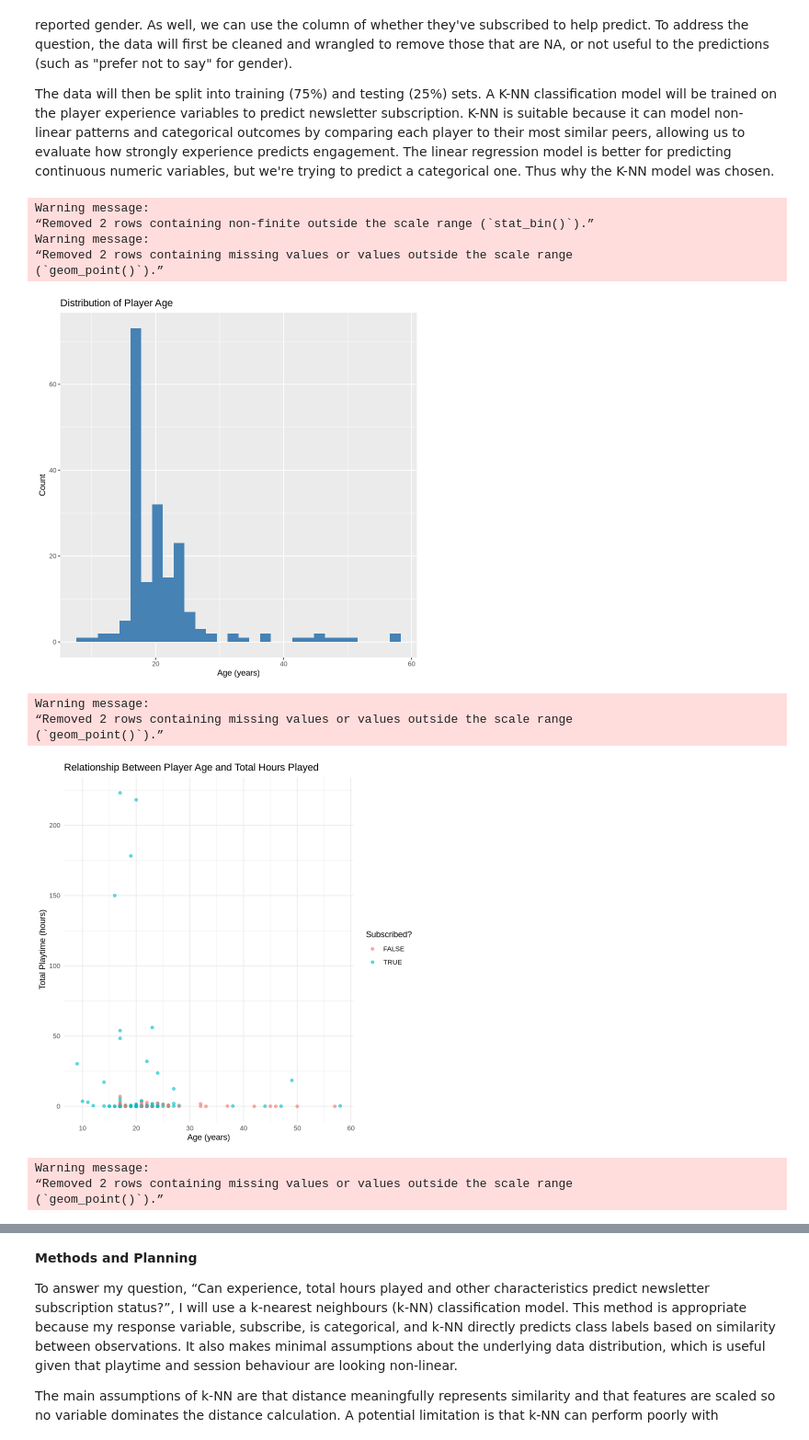
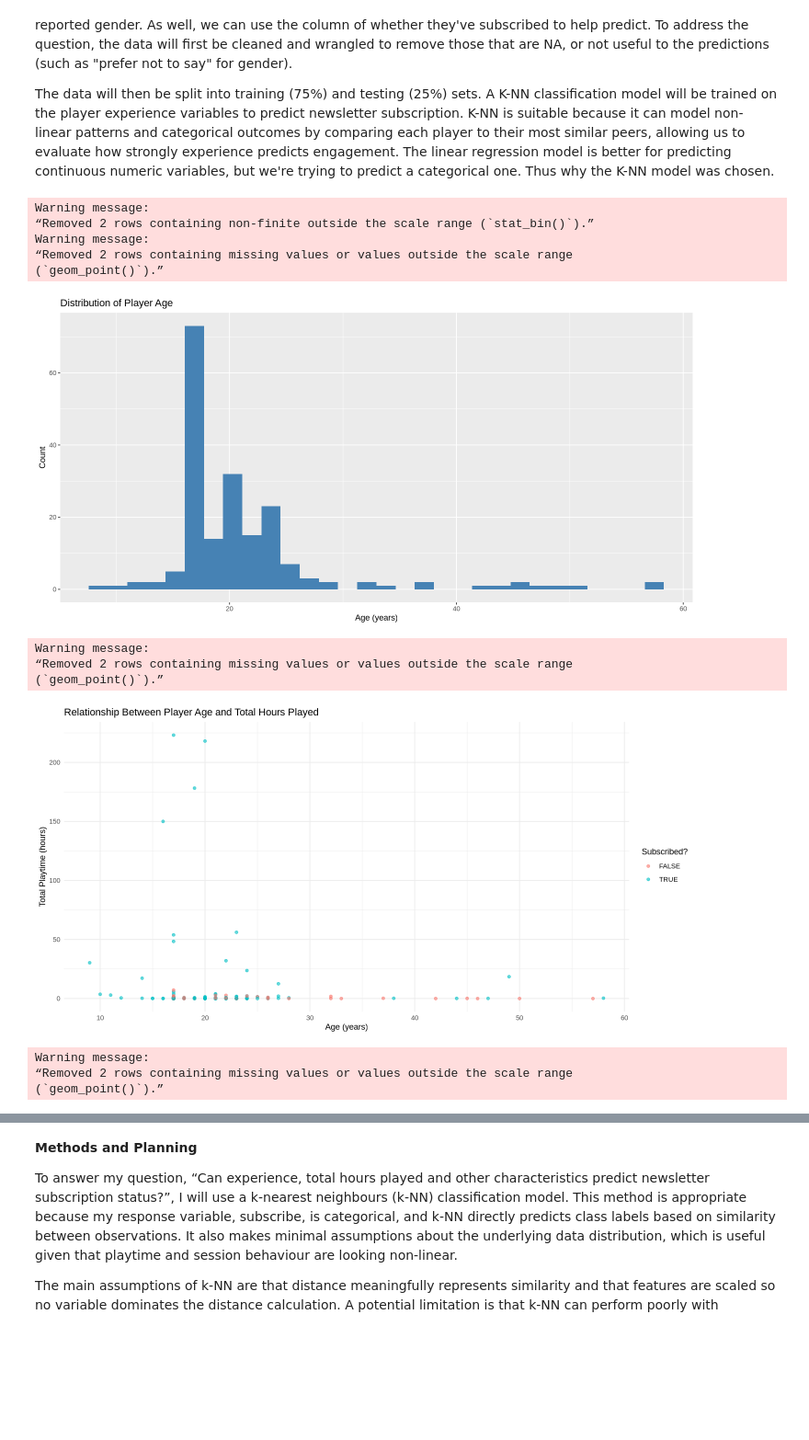
Before and after one commit to Maxisthatyou/DS101-Project, a Jupyter notebook: DS100-project.ipynb, the cells around one changed output, grey strips where cells are left out. Shown at 92% size. Cells and saved outputs as stored; diff of their text form; code cells hidden in the pictures; blank space fills up the shorter version.

```diff
--- a/DS100-project.ipynb
+++ b/DS100-project.ipynb
@@ -117,6 +117,8 @@ The dataset includes variables describing player demographics, such as age, self
 
 The data will then be split into training (75%) and testing (25%) sets. A K-NN classification model will be trained on the player experience variables to predict newsletter subscription. K-NN is suitable because it can model non-linear patterns and categorical outcomes by comparing each player to their most similar peers, allowing us to evaluate how strongly experience predicts engagement. The linear regression model is better for predicting continuous numeric variables, but we're trying to predict a categorical one. Thus why the K-NN model was chosen.
 # %%
+options(repr.plot.width = 12, repr.plot.height = 6)
+
 Age_dist <- ggplot(players, aes(x = Age)) +
               geom_histogram(bins = 30, fill = "steelblue") +
               labs(
@@ -134,38 +136,38 @@ Subscribed <- ggplot(players, aes(x = Age, y = played_hours, color = subscribe))
                   theme_minimal()
 
 Experience <- ggplot(players, aes(x = Age, y = played_hours, color = experience)) +
                   geom_point(alpha = 0.6) +
                   labs(
                         title = "Relationship Between Player Age and Total Hours Played",
                         x = "Age (years)",
                         y = "Total Playtime (hours)",
                         color = "Experience") +
                   theme_minimal()
 
 Gender <- ggplot(players, aes(x = Age, y = played_hours, color = gender)) +
                   geom_point(alpha = 0.6) +
                   labs(
                         title = "Relationship Between Player Age and Total Hours Played",
                         x = "Age (years)",
                         y = "Total Playtime (hours)",
                         color = "Gender") +
                   theme_minimal()
 
 Age_dist
 Subscribed
 Experience
 Gender
 # %% [output]
 Warning message:
 “Removed 2 rows containing non-finite outside the scale range (`stat_bin()`).”
 Warning message:
 “Removed 2 rows containing missing values or values outside the scale range
 (`geom_point()`).”
-[figure, old version]
+[figure, new version]
 Warning message:
 “Removed 2 rows containing missing values or values outside the scale range
 (`geom_point()`).”
-[figure, old version]
+[figure, new version]
 Warning message:
 “Removed 2 rows containing missing values or values outside the scale range
 (`geom_point()`).”
```
Also changed, not shown: parts of 2 cells of this notebook.
